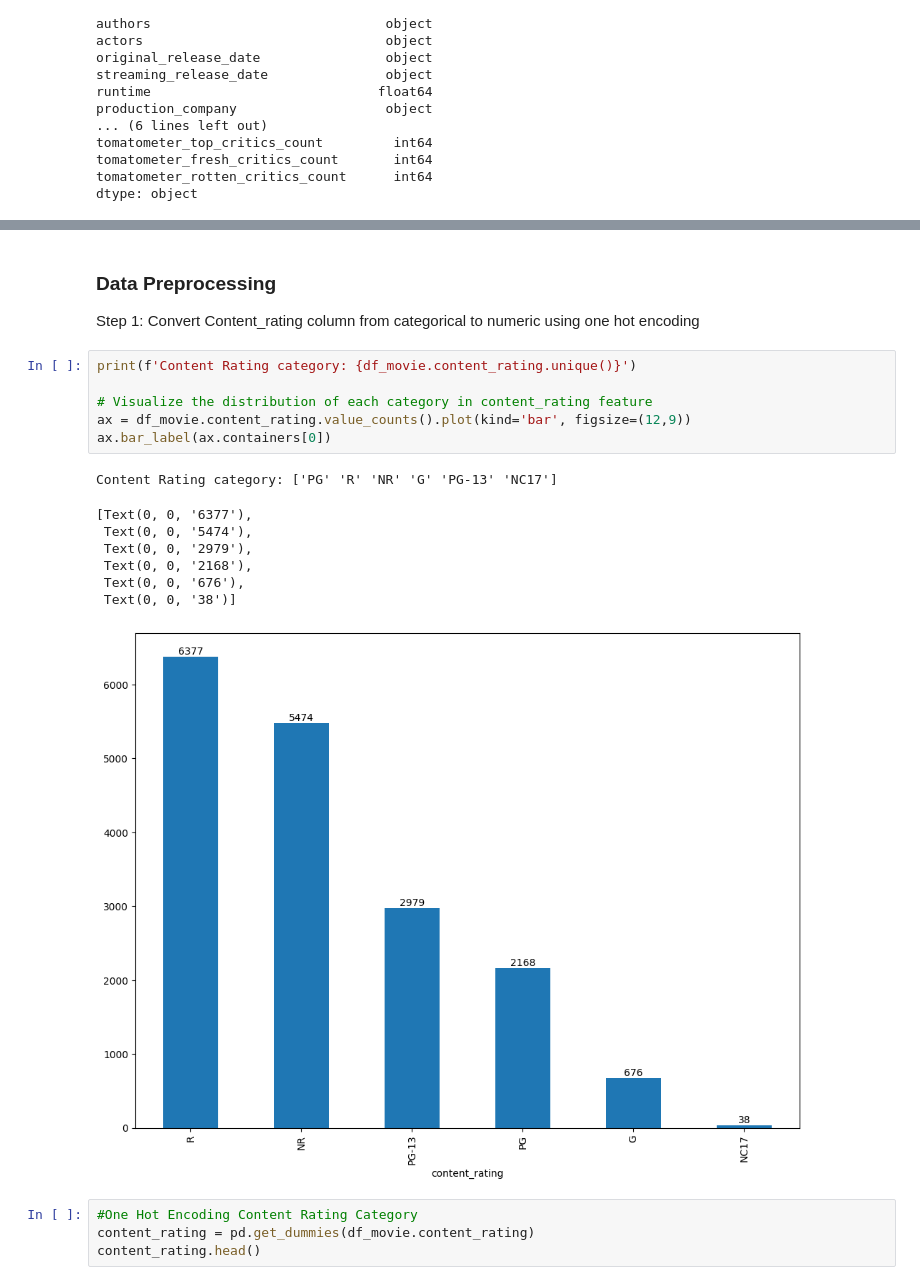
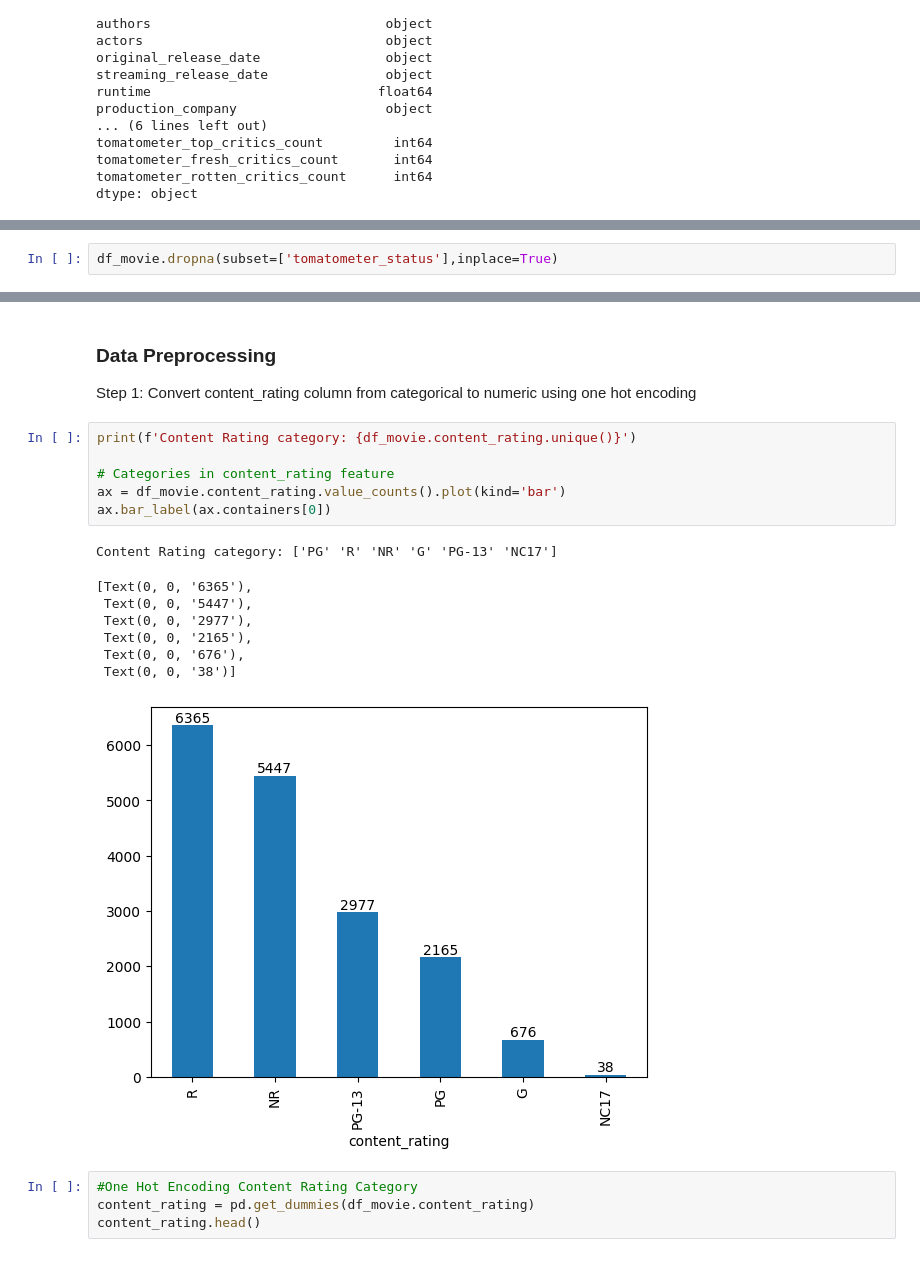
Before and after one commit to KomaliValluru/Movie-Rating-Prediction, a Jupyter notebook: movie-rating-rotten-tomatoes.ipynb, the cells around one changed output, grey strips where cells are left out. Drawn from its saved outputs; the diff is of its cells as text.

```diff
--- a/movie-rating-rotten-tomatoes.ipynb
+++ b/movie-rating-rotten-tomatoes.ipynb
@@ -96,0 +117,2 @@ dtype: object
+# %%
+df_movie.dropna(subset=['tomatometer_status'],inplace=True)
@@ -97,21 +139,21 @@ dtype: object
 # %% [markdown]
 ### Data Preprocessing
-Step 1: Convert Content_rating column from categorical to numeric using one hot encoding
+Step 1: Convert content_rating column from categorical to numeric using one hot encoding
 # %%
 print(f'Content Rating category: {df_movie.content_rating.unique()}')
 
-# Visualize the distribution of each category in content_rating feature
-ax = df_movie.content_rating.value_counts().plot(kind='bar', figsize=(12,9))
+# Categories in content_rating feature
+ax = df_movie.content_rating.value_counts().plot(kind='bar')
 ax.bar_label(ax.containers[0])
 # %% [output]
 Content Rating category: ['PG' 'R' 'NR' 'G' 'PG-13' 'NC17']
-[Text(0, 0, '6377'),
- Text(0, 0, '5474'),
- Text(0, 0, '2979'),
- Text(0, 0, '2168'),
+[Text(0, 0, '6365'),
+ Text(0, 0, '5447'),
+ Text(0, 0, '2977'),
+ Text(0, 0, '2165'),
  Text(0, 0, '676'),
  Text(0, 0, '38')]
-[figure, old version]
+[figure, new version]
 # %%
 #One Hot Encoding Content Rating Category
 content_rating = pd.get_dummies(df_movie.content_rating)
```
Also changed, not shown: parts of 46 cells of this notebook.
